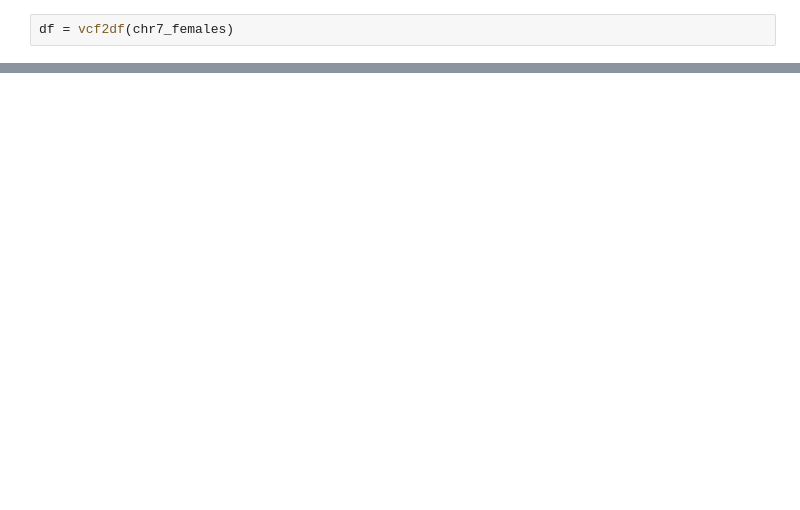
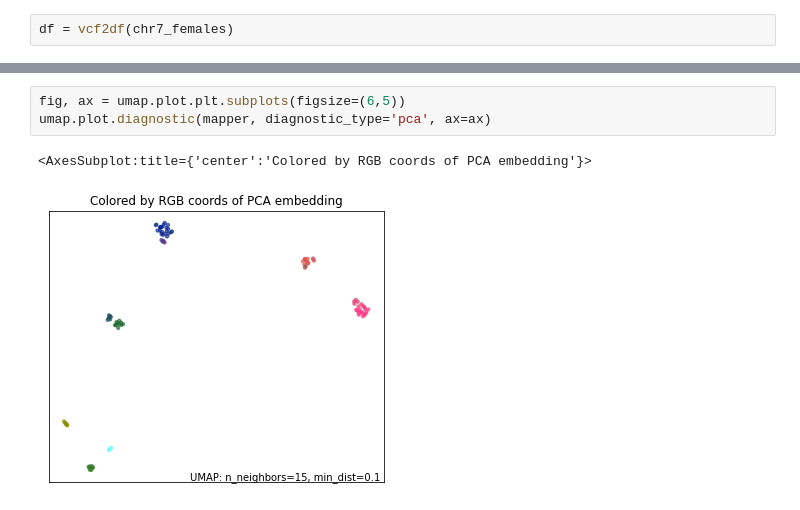
Before and after one commit to janneengestoft/birc-project, a Jupyter notebook: notebooks/UMAP.ipynb, the cells around one changed output, grey strips where cells are left out. Saved outputs shown, nothing was run; the diff lists cells and outputs as text; blank space fills up the shorter version.

```diff
--- a/notebooks/UMAP.ipynb
+++ b/notebooks/UMAP.ipynb
@@ -110,0 +118,6 @@ umap.plot.diagnostic(chr7_females_umap, diagnostic_type='neighborhood')
+# %%
+fig, ax = umap.plot.plt.subplots(figsize=(6,5))
+umap.plot.diagnostic(mapper, diagnostic_type='pca', ax=ax)
+# %% [output]
+<AxesSubplot:title={'center':'Colored by RGB coords of PCA embedding'}>
+[figure, added]
```
Also changed, not shown: parts of 16 cells of this notebook, 3 other files.
